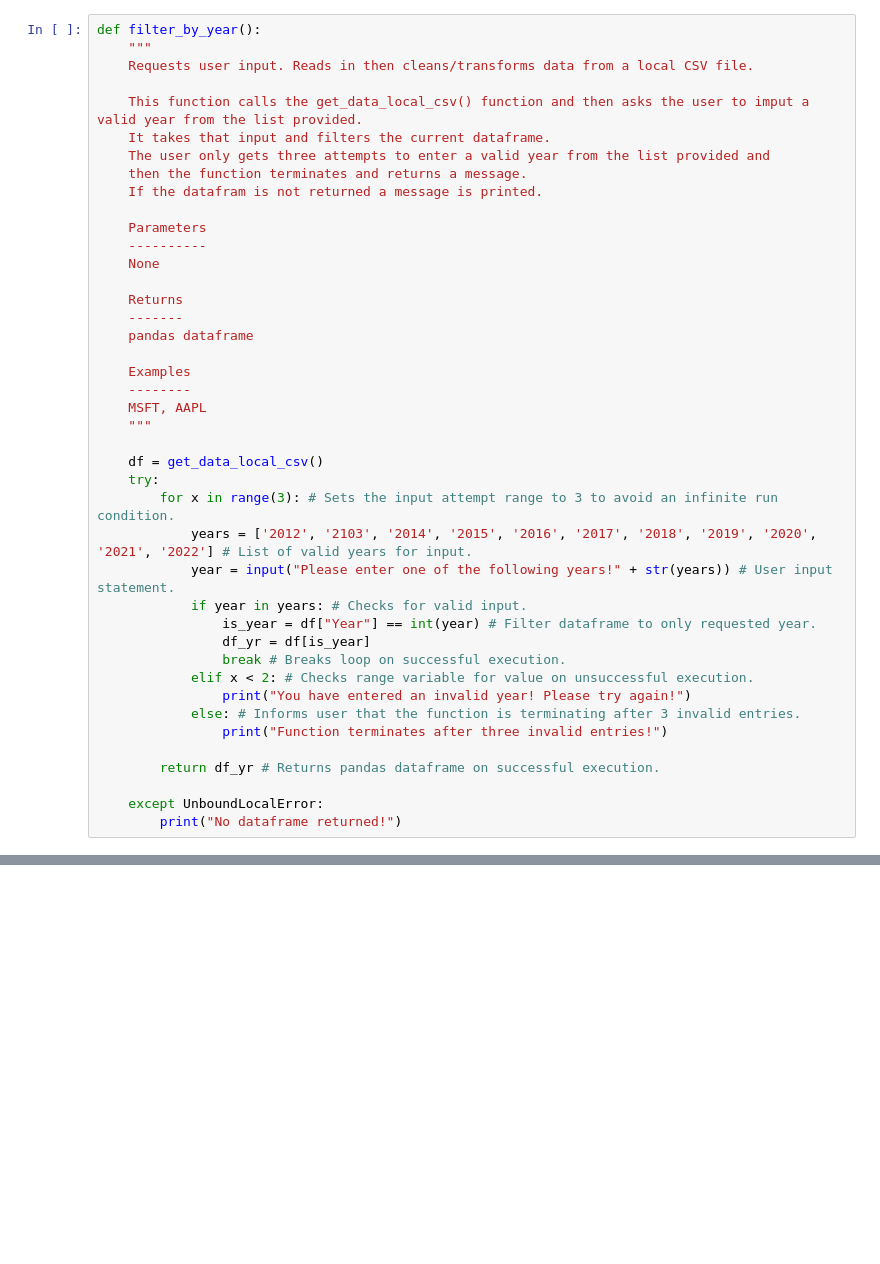
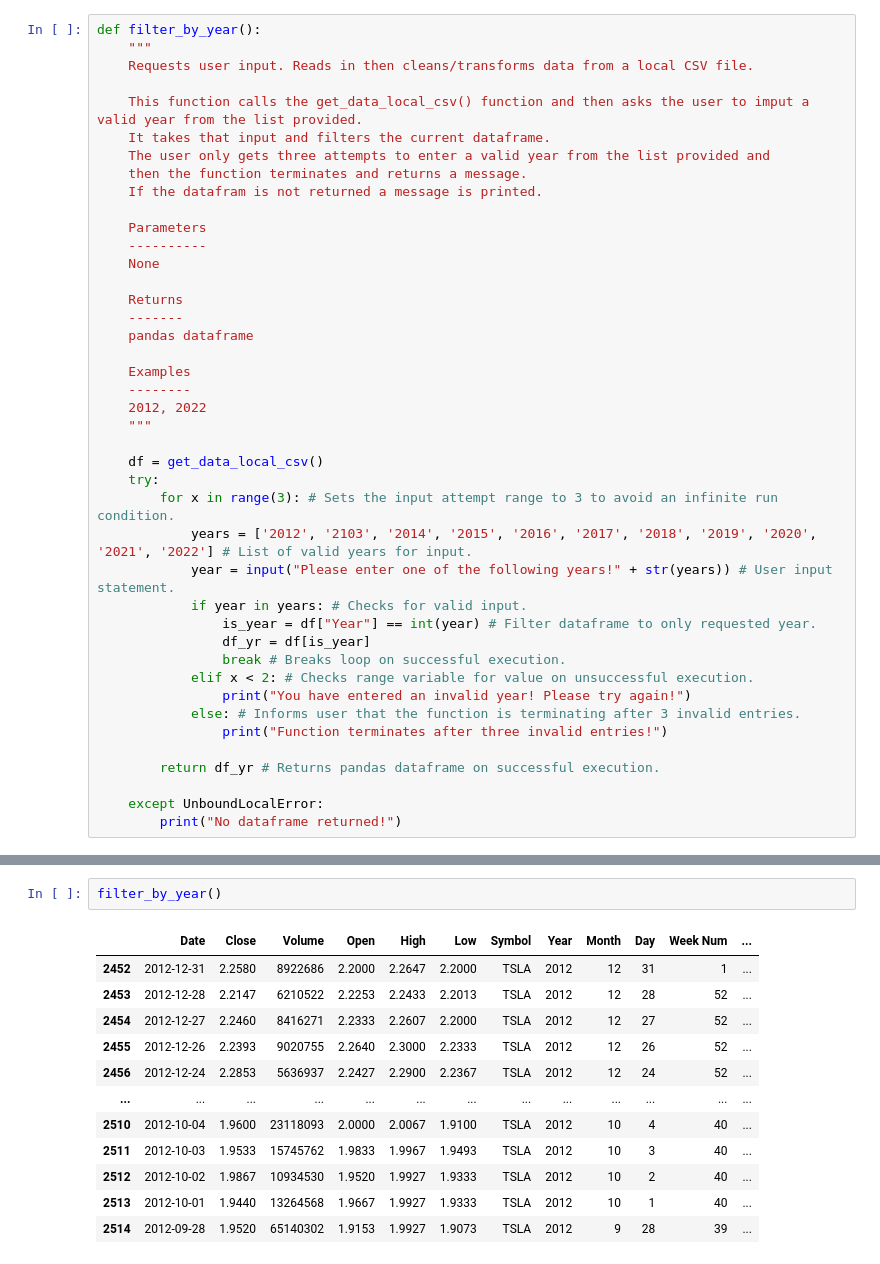
Before and after one commit to Mikdown/CL-Stock-Analysis, a Jupyter notebook: get_data_func.ipynb, the cells around one changed output, grey strips where cells are left out. Drawn from its saved outputs; the diff is of its cells as text; blank space fills up the shorter version.

```diff
--- a/get_data_func.ipynb
+++ b/get_data_func.ipynb
@@ -103,7 +100,7 @@ def filter_by_year():
 
     Examples
     --------
-    MSFT, AAPL
+    2012, 2022
     """
 
     df = get_data_local_csv()
@@ -144,0 +124,15 @@ print(df)
+# %%
+filter_by_year()
+# %% [output]
+|  | Date | Close | Volume | Open | High | Low | Symbol | Year | Month | Day | Week Num | ... |
+| 2452 | 2012-12-31 | 2.2580 | 8922686 | 2.2000 | 2.2647 | 2.2000 | TSLA | 2012 | 12 | 31 | 1 | ... |
+| 2453 | 2012-12-28 | 2.2147 | 6210522 | 2.2253 | 2.2433 | 2.2013 | TSLA | 2012 | 12 | 28 | 52 | ... |
+| 2454 | 2012-12-27 | 2.2460 | 8416271 | 2.2333 | 2.2607 | 2.2000 | TSLA | 2012 | 12 | 27 | 52 | ... |
+| 2455 | 2012-12-26 | 2.2393 | 9020755 | 2.2640 | 2.3000 | 2.2333 | TSLA | 2012 | 12 | 26 | 52 | ... |
+| 2456 | 2012-12-24 | 2.2853 | 5636937 | 2.2427 | 2.2900 | 2.2367 | TSLA | 2012 | 12 | 24 | 52 | ... |
+| ... | ... | ... | ... | ... | ... | ... | ... | ... | ... | ... | ... | ... |
+| 2510 | 2012-10-04 | 1.9600 | 23118093 | 2.0000 | 2.0067 | 1.9100 | TSLA | 2012 | 10 | 4 | 40 | ... |
+| 2511 | 2012-10-03 | 1.9533 | 15745762 | 1.9833 | 1.9967 | 1.9493 | TSLA | 2012 | 10 | 3 | 40 | ... |
+| 2512 | 2012-10-02 | 1.9867 | 10934530 | 1.9520 | 1.9927 | 1.9333 | TSLA | 2012 | 10 | 2 | 40 | ... |
+| 2513 | 2012-10-01 | 1.9440 | 13264568 | 1.9667 | 1.9927 | 1.9333 | TSLA | 2012 | 10 | 1 | 40 | ... |
+| 2514 | 2012-09-28 | 1.9520 | 65140302 | 1.9153 | 1.9927 | 1.9073 | TSLA | 2012 | 9 | 28 | 39 | ... |
```
Also changed, not shown: parts of 9 cells of this notebook.
